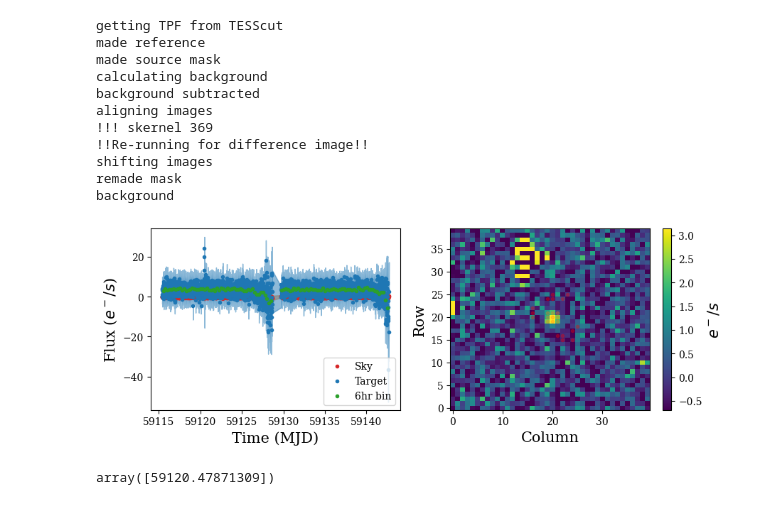
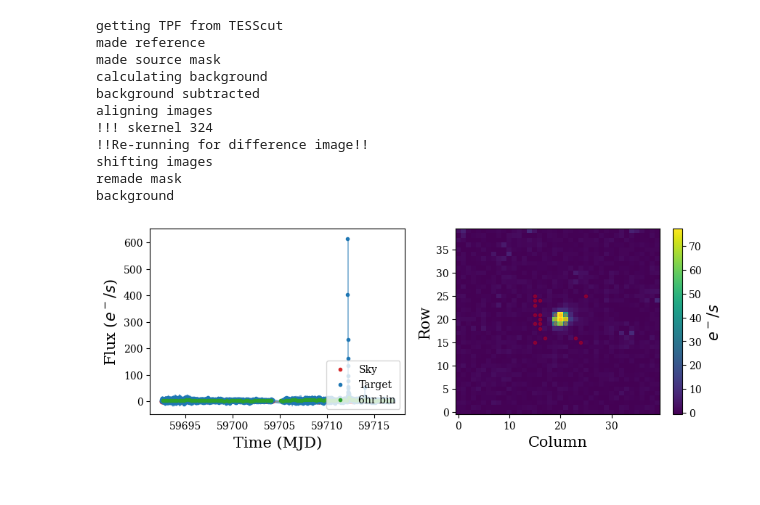
Before and after one commit to crixiii/tgif, a Jupyter notebook: example.ipynb, the cells around one changed output. Drawn from its saved outputs; the diff is of its cells as text; code cells hidden in the pictures.

```diff
--- a/example.ipynb
+++ b/example.ipynb
@@ -5,3 +5,7 @@ from tgif import tgif as tg
 import tessreduce as tr
 # %%
 nice_plots()
+# %%
+ra = 246.55
+dec = 61.042
+sec = 51
@@ -8,25 +14,23 @@ nice_plots()
 # %%
-data = tr.tessreduce(ra= 39.06724376 ,dec = -43.23961461, sector=30, calibrate=False, corr_correction=False, reduce=True, size=40)
+data = tr.tessreduce(ra= ra ,dec = dec, sector=sec, calibrate=False, corr_correction=False, reduce=True, size=40)
 # %% [output]
 getting TPF from TESScut
 made reference
 made source mask
 calculating background
 background subtracted
 aligning images
-!!! skernel 369
+!!! skernel 324
 !!Re-running for difference image!!
 shifting images
 remade mask
 background
-[figure, old version]
+[figure, new version]
 # %%
 
 maxind = np.where((np.nanmax(data.lc[1]) == data.lc[1]))[0] ##???? lol the brightest frame ---
 # %%
-data.lc[0][maxind]
+event = data.lc[0][maxind]
-# %% [output]
-array([59120.47871309])
 # %%
 # plt.plot
 # plt.imshow(data.flux[maxind-1][0], vmax=5, vmin=0)
```
Also changed, not shown: parts of 4 cells of this notebook, 2 other files.
